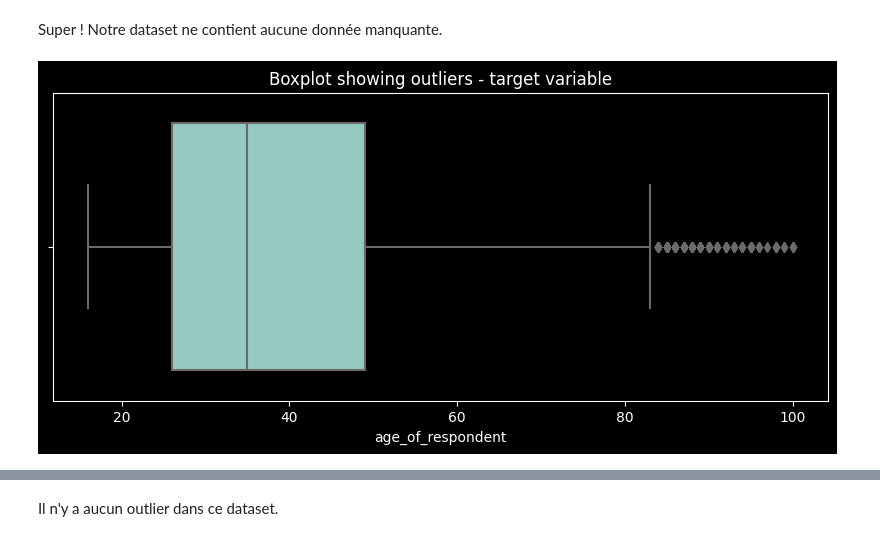
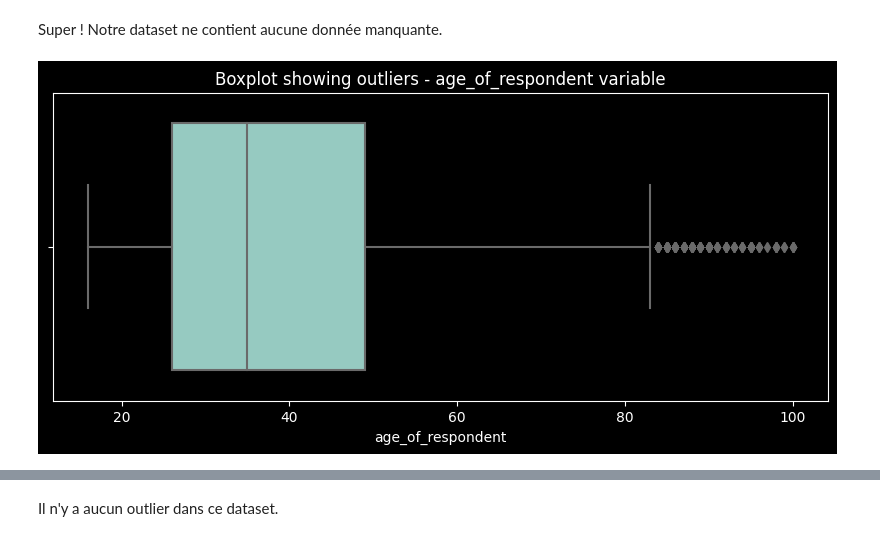
Before and after one commit to justekouassi/Inclusion-financiere-en-Afrique, a Jupyter notebook: inclusion_best.ipynb, the cells around one changed output, grey strips where cells are left out. Saved outputs shown, nothing was run; the diff lists cells and outputs as text; code cells hidden in the pictures.

```diff
--- a/inclusion_best.ipynb
+++ b/inclusion_best.ipynb
@@ -161,8 +162,8 @@ Super ! Notre dataset ne contient aucune donnée manquante.
 # %%
 # Check for outliers in the target variable
 plt.figure(figsize=(10, 4))
 sns.boxplot(x=train_set['age_of_respondent'])
-plt.title('Boxplot showing outliers - target variable')
+plt.title('Boxplot showing outliers - age_of_respondent variable')
 plt.show()
 # %% [output]
-[figure, old version]
+[figure, new version]
```
Also changed, not shown: parts of 16 cells of this notebook, 11 other files.
